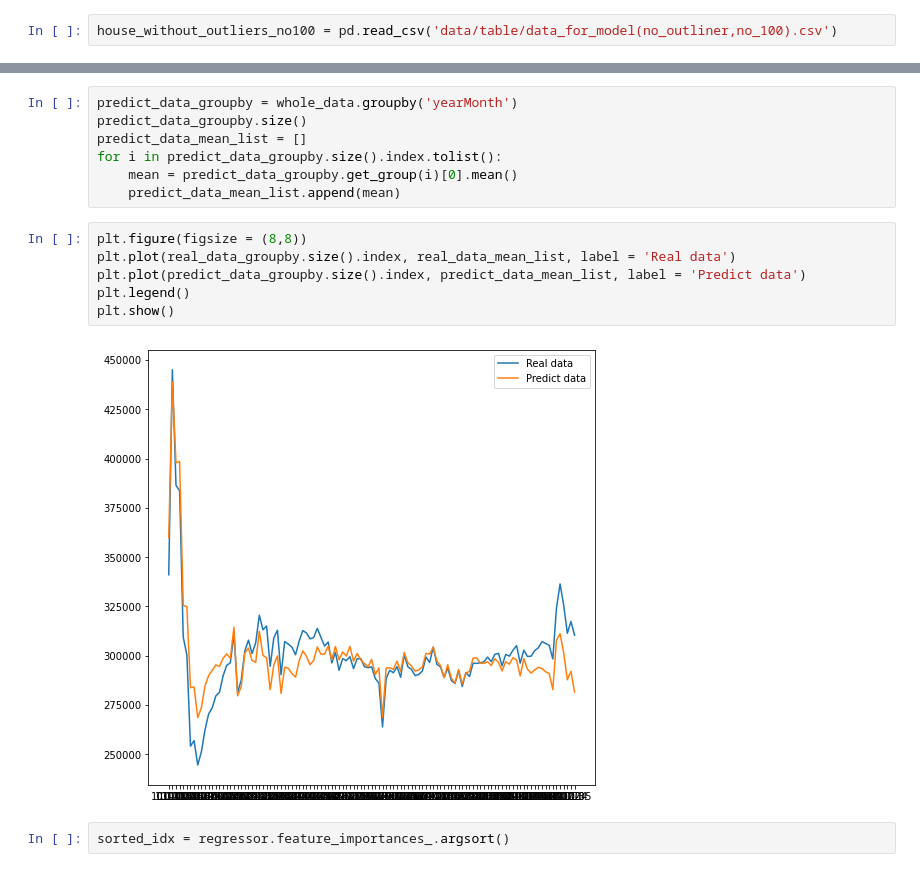
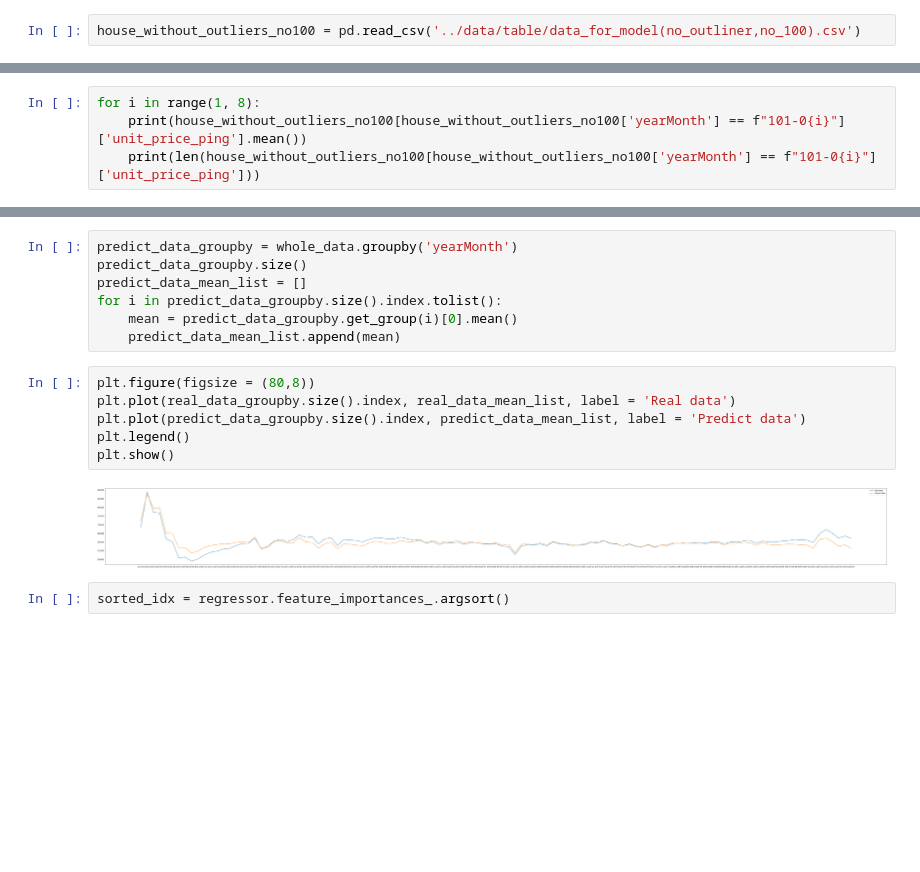
Before and after one commit to JamesKe860324/FinalProject, a Jupyter notebook: Model/Model.ipynb, the cells around one changed output, grey strips where cells are left out. Cells and saved outputs as stored; diff of their text form; blank space fills up the shorter version.

```diff
--- a/Model/Model.ipynb
+++ b/Model/Model.ipynb
@@ -14,6 +14,6 @@ import seaborn as sns
 # %%
 pd.set_option('display.max_columns', None)
 # %%
-house_without_outliers_no100 = pd.read_csv('data/table/data_for_model(no_outliner,no_100).csv')
+house_without_outliers_no100 = pd.read_csv('../data/table/data_for_model(no_outliner,no_100).csv')
 # %%
 house_without_outliers_no100[house_without_outliers_no100['min_mrt'] > 124]
@@ -116,0 +53,4 @@ house_without_outliers_no100
+# %%
+for i in range(1, 8):
+    print(house_without_outliers_no100[house_without_outliers_no100['yearMonth'] == f"101-0{i}"]['unit_price_ping'].mean())
+    print(len(house_without_outliers_no100[house_without_outliers_no100['yearMonth'] == f"101-0{i}"]['unit_price_ping']))
@@ -300,13 +326,13 @@ for i in predict_data_groupby.size().index.tolist():
     mean = predict_data_groupby.get_group(i)[0].mean()
     predict_data_mean_list.append(mean)
 # %%
-plt.figure(figsize = (8,8))
+plt.figure(figsize = (80,8))
 plt.plot(real_data_groupby.size().index, real_data_mean_list, label = 'Real data')
 plt.plot(predict_data_groupby.size().index, predict_data_mean_list, label = 'Predict data')
 plt.legend()
 plt.show()
 # %% [output]
-[figure, old version]
+[figure, new version]
 # %%
 sorted_idx = regressor.feature_importances_.argsort()
 # %%
```
Also changed, not shown: parts of 24 cells of this notebook, 2 other files.
